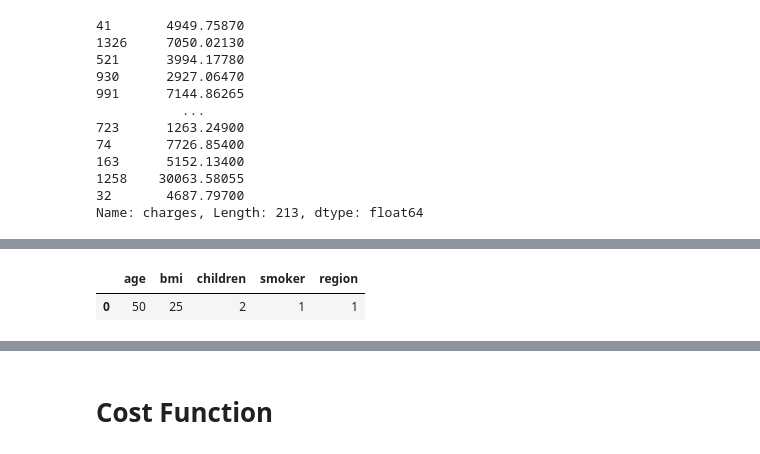
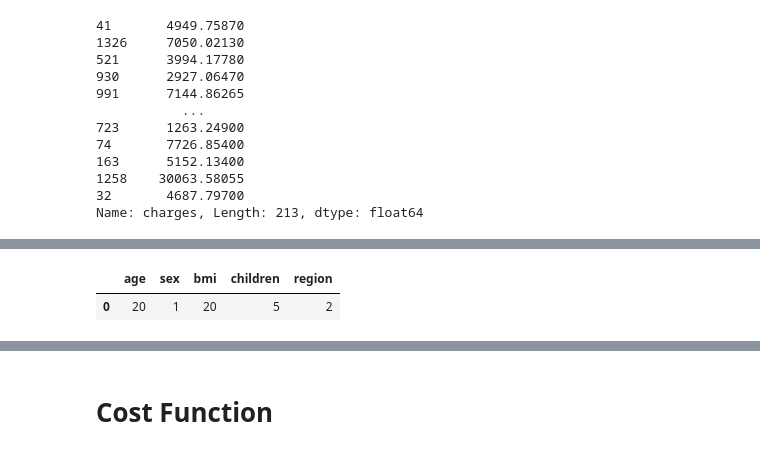
Before and after one commit to Knyazhna/UWFinTech_Group4_Project2, a Jupyter notebook: Predicting_health_insurance_cost.ipynb, the cells around one changed output, grey strips where cells are left out. Saved outputs shown, nothing was run; the diff lists cells and outputs as text; code cells hidden in the pictures.

```diff
--- a/Predicting_health_insurance_cost.ipynb
+++ b/Predicting_health_insurance_cost.ipynb
@@ -380,12 +349,12 @@ sns.scatterplot(y_test, y_pred, alpha=0.5)
 # %%
 #Testing prediction
-data = {"age":50, "bmi":25, "children":2, "smoker":1, "region": 1}
+data = {"age":20, "sex":1, "bmi":20, "children":5, "region": 2}
 index=[0]
 cust_df=pd.DataFrame(data, index)
 cust_df
 # %% [output]
-|  | age | bmi | children | smoker | region |
-| 0 | 50 | 25 | 2 | 1 | 1 |
+|  | age | sex | bmi | children | region |
+| 0 | 20 | 1 | 20 | 5 | 2 |
 # %%
 cost_prediction= model.predict(cust_df)
 print("The medical insurance cost fo the new customer is: ", cost_prediction)
```
Also changed, not shown: parts of 20 cells of this notebook.
